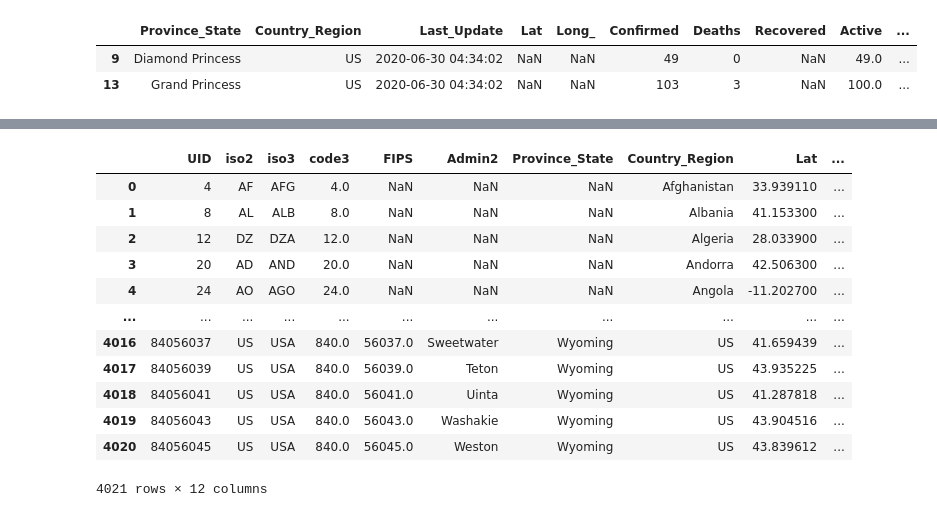
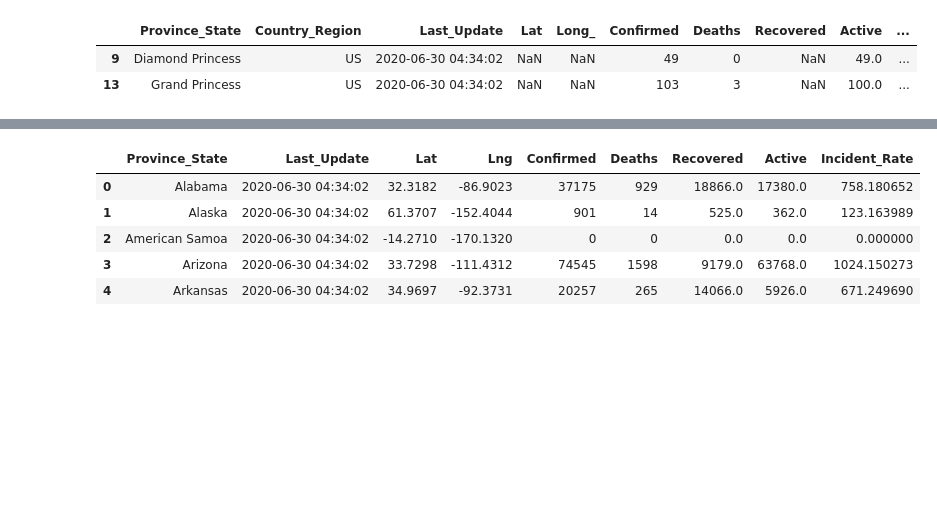
Before and after one commit to phuphan626/Group-4-Project-1, a Jupyter notebook: analysis/Covid-19-analysis.ipynb, the cells around one changed output, grey strips where cells are left out. Drawn from its saved outputs; the diff is of its cells as text; code cells hidden in the pictures; blank space fills up the shorter version.

```diff
--- a/analysis/Covid-19-analysis.ipynb
+++ b/analysis/Covid-19-analysis.ipynb
@@ -70,16 +52,29 @@ countries_df=pd.DataFrame(grouped_countries)
-# %%
-population_file
-# %% [output]
-|  | UID | iso2 | iso3 | code3 | FIPS | Admin2 | Province_State | Country_Region | Lat | ... |
-| 0 | 4 | AF | AFG | 4.0 | NaN | NaN | NaN | Afghanistan | 33.939110 | ... |
-| 1 | 8 | AL | ALB | 8.0 | NaN | NaN | NaN | Albania | 41.153300 | ... |
-| 2 | 12 | DZ | DZA | 12.0 | NaN | NaN | NaN | Algeria | 28.033900 | ... |
-| 3 | 20 | AD | AND | 20.0 | NaN | NaN | NaN | Andorra | 42.506300 | ... |
-| 4 | 24 | AO | AGO | 24.0 | NaN | NaN | NaN | Angola | -11.202700 | ... |
-| ... | ... | ... | ... | ... | ... | ... | ... | ... | ... | ... |
-| 4016 | 84056037 | US | USA | 840.0 | 56037.0 | Sweetwater | Wyoming | US | 41.659439 | ... |
-| 4017 | 84056039 | US | USA | 840.0 | 56039.0 | Teton | Wyoming | US | 43.935225 | ... |
-| 4018 | 84056041 | US | USA | 840.0 | 56041.0 | Uinta | Wyoming | US | 41.287818 | ... |
-| 4019 | 84056043 | US | USA | 840.0 | 56043.0 | Washakie | Wyoming | US | 43.904516 | ... |
-| 4020 | 84056045 | US | USA | 840.0 | 56045.0 | Weston | Wyoming | US | 43.839612 | ... |
-4021 rows × 12 columns
+# %%
+# Drop the 9th and 13th rows and some extra columns what would not be used, such as:
+# Country_Region,Last_Update,FIPS,People_Tested,People_Hospitalized,Morality_rate, and last 4 columns.
+cleaned_us_dataset=us_dataset.drop(us_dataset.index[[9,13]])
+
+# Drop unused columns:
+cleaned_us_dataset=cleaned_us_dataset[['Province_State','Last_Update','Lat','Long_','Confirmed','Deaths','Recovered','Active','Incident_Rate']]
+cleaned_us_dataset=cleaned_us_dataset.reset_index()
+
+# Delete the old index column
+del cleaned_us_dataset['index']
+
+# Fill the NaN cells with 0
+cleaned_us_dataset=cleaned_us_dataset.fillna(0)
+
+# Rename the Long_ column, so the df will have cleaner look
+cleaned_us_dataset=cleaned_us_dataset.rename(columns={
+    'Long_':'Lng'
+})
+
+# Display the cleaned up dataset for US
+cleaned_us_dataset.head()
+# %% [output]
+|  | Province_State | Last_Update | Lat | Lng | Confirmed | Deaths | Recovered | Active | Incident_Rate |
+| 0 | Alabama | 2020-06-30 04:34:02 | 32.3182 | -86.9023 | 37175 | 929 | 18866.0 | 17380.0 | 758.180652 |
+| 1 | Alaska | 2020-06-30 04:34:02 | 61.3707 | -152.4044 | 901 | 14 | 525.0 | 362.0 | 123.163989 |
+| 2 | American Samoa | 2020-06-30 04:34:02 | -14.2710 | -170.1320 | 0 | 0 | 0.0 | 0.0 | 0.000000 |
+| 3 | Arizona | 2020-06-30 04:34:02 | 33.7298 | -111.4312 | 74545 | 1598 | 9179.0 | 63768.0 | 1024.150273 |
+| 4 | Arkansas | 2020-06-30 04:34:02 | 34.9697 | -92.3731 | 20257 | 265 | 14066.0 | 5926.0 | 671.249690 |
```
Also changed, not shown: parts of 12 cells of this notebook.
